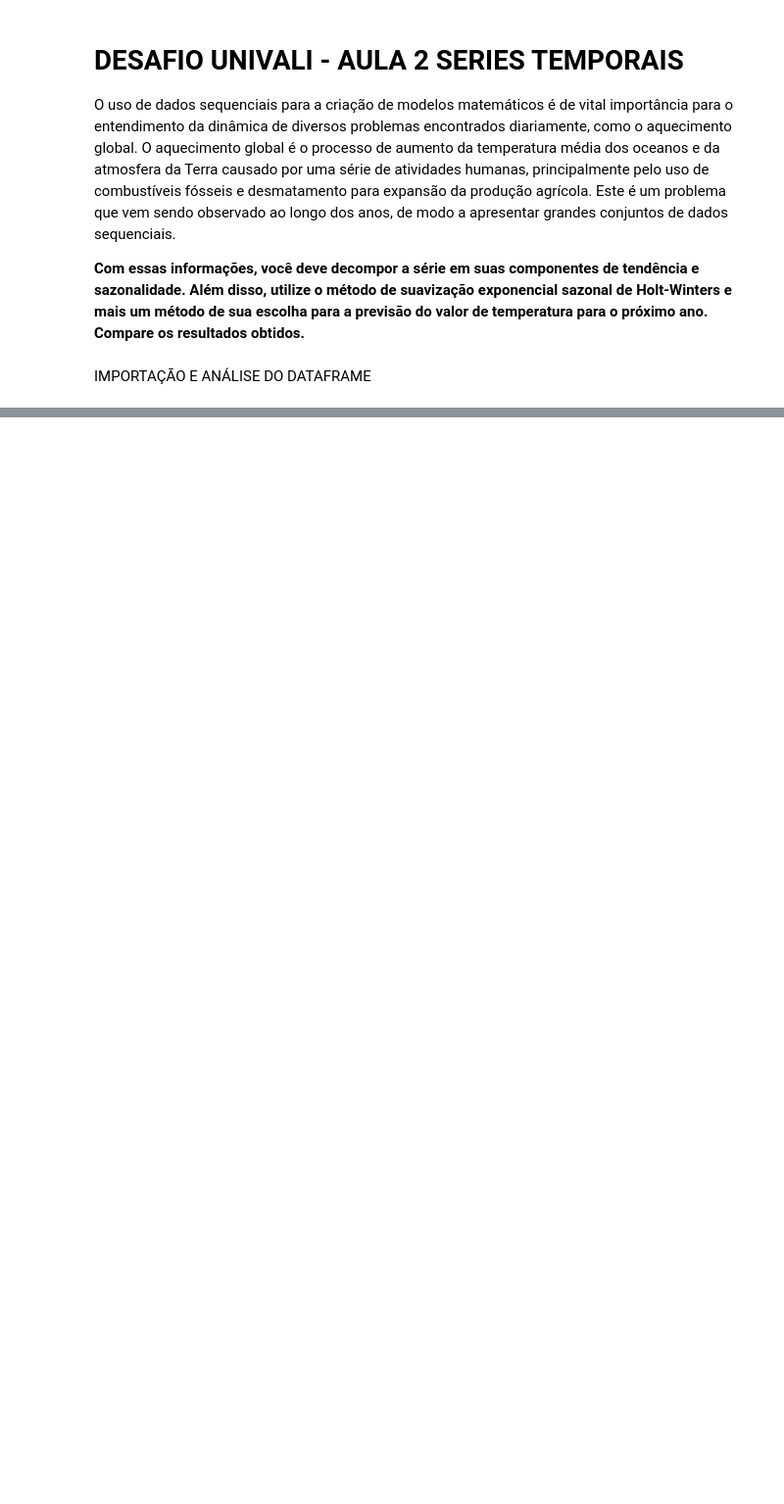
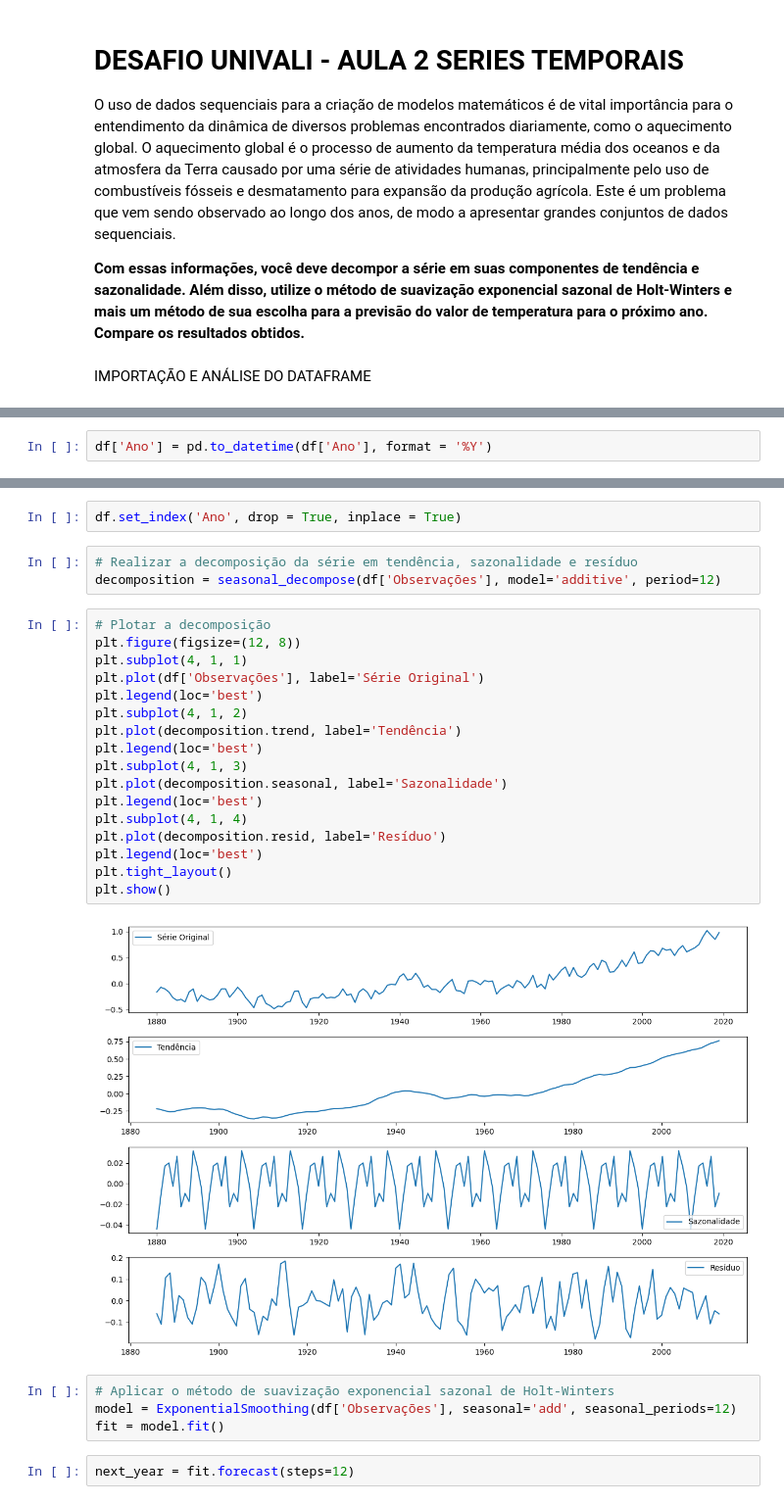
Before and after one commit to andlcoelho/miniprojetos, a Jupyter notebook: Desafio_aula2_Univali_SeriesTemporais_ipynb.ipynb, the cells around one changed output, grey strips where cells are left out. Shown at 98% size. Saved outputs shown, nothing was run; the diff lists cells and outputs as text; blank space fills up the shorter version.

```diff
--- a/Desafio_aula2_Univali_SeriesTemporais_ipynb.ipynb
+++ b/Desafio_aula2_Univali_SeriesTemporais_ipynb.ipynb
@@ -108,0 +45,2 @@ decompose_result.plot();
+# %%
+df['Ano'] = pd.to_datetime(df['Ano'], format = '%Y')
@@ -108,0 +70,30 @@ decompose_result.plot();
+# %%
+df.set_index('Ano', drop = True, inplace = True)
+# %%
+# Realizar a decomposição da série em tendência, sazonalidade e resíduo
+decomposition = seasonal_decompose(df['Observações'], model='additive', period=12)
+# %%
+# Plotar a decomposição
+plt.figure(figsize=(12, 8))
+plt.subplot(4, 1, 1)
+plt.plot(df['Observações'], label='Série Original')
+plt.legend(loc='best')
+plt.subplot(4, 1, 2)
+plt.plot(decomposition.trend, label='Tendência')
+plt.legend(loc='best')
+plt.subplot(4, 1, 3)
+plt.plot(decomposition.seasonal, label='Sazonalidade')
+plt.legend(loc='best')
+plt.subplot(4, 1, 4)
+plt.plot(decomposition.resid, label='Resíduo')
+plt.legend(loc='best')
+plt.tight_layout()
+plt.show()
+# %% [output]
+[figure, added]
+# %%
+# Aplicar o método de suavização exponencial sazonal de Holt-Winters
+model = ExponentialSmoothing(df['Observações'], seasonal='add', seasonal_periods=12)
+fit = model.fit()
+# %%
+next_year = fit.forecast(steps=12)
```
Also changed, not shown: parts of 18 cells of this notebook.
